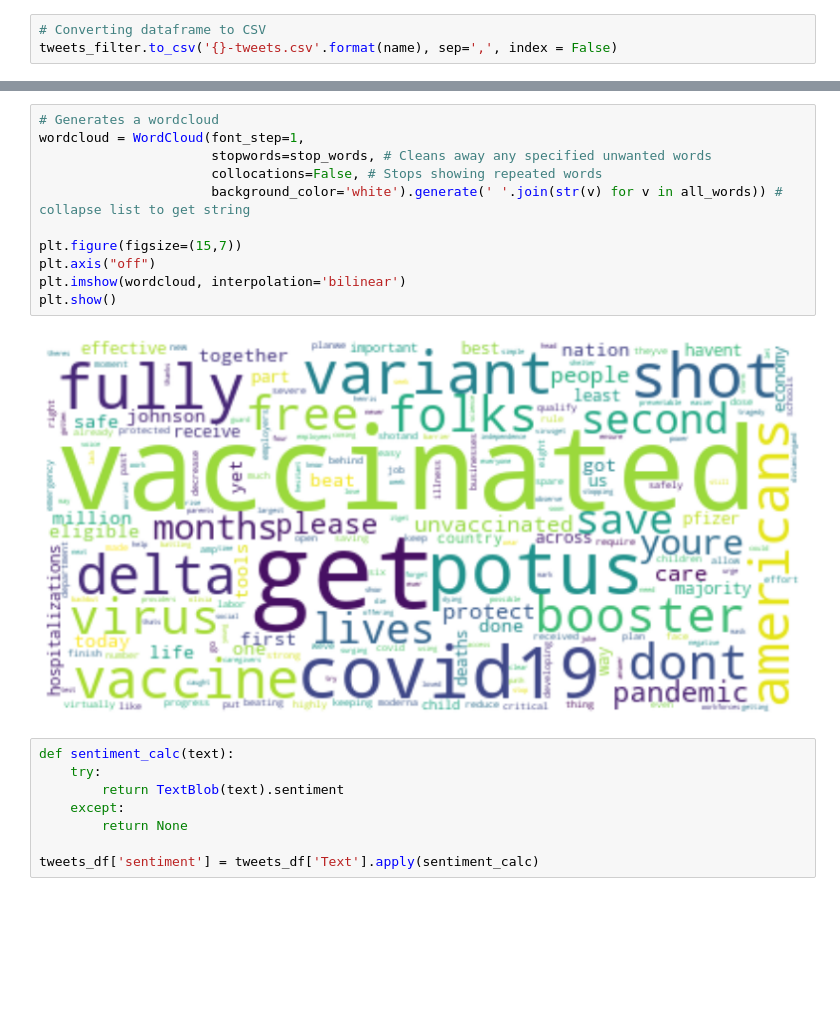
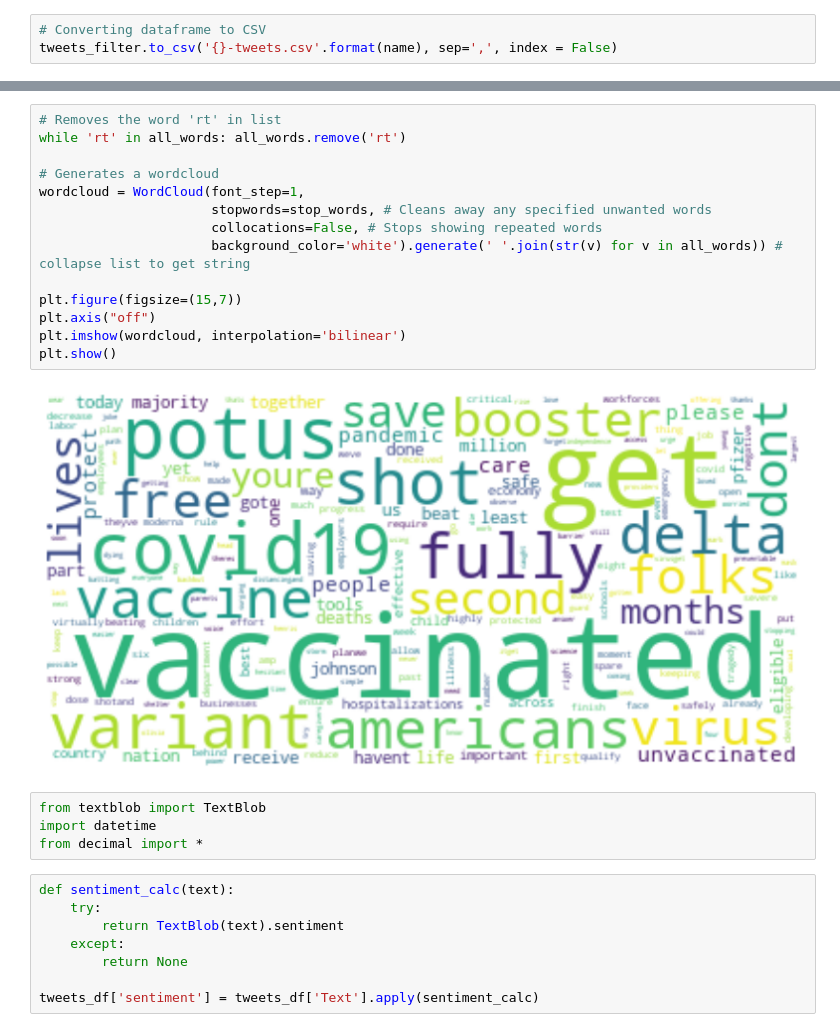
Before and after one commit to olliechan92/minions, a Jupyter notebook: Twitter_Crawler.ipynb, the cells around one changed output, grey strips where cells are left out. Cells and saved outputs as stored; diff of their text form; blank space fills up the shorter version.

```diff
--- a/Twitter_Crawler.ipynb
+++ b/Twitter_Crawler.ipynb
@@ -173,16 +177,23 @@ plt.show()
 # %%
+# Removes the word 'rt' in list
+while 'rt' in all_words: all_words.remove('rt')
+
 # Generates a wordcloud
 wordcloud = WordCloud(font_step=1,
                       stopwords=stop_words, # Cleans away any specified unwanted words
                       collocations=False, # Stops showing repeated words
                       background_color='white').generate(' '.join(str(v) for v in all_words)) # collapse list to get string
 
 plt.figure(figsize=(15,7))
 plt.axis("off")
 plt.imshow(wordcloud, interpolation='bilinear')
 plt.show()
 # %% [output]
-[figure, old version]
+[figure, new version]
+# %%
+from textblob import TextBlob
+import datetime
+from decimal import *
 # %%
 def sentiment_calc(text):
     try:
```
Also changed, not shown: parts of 7 cells of this notebook.
